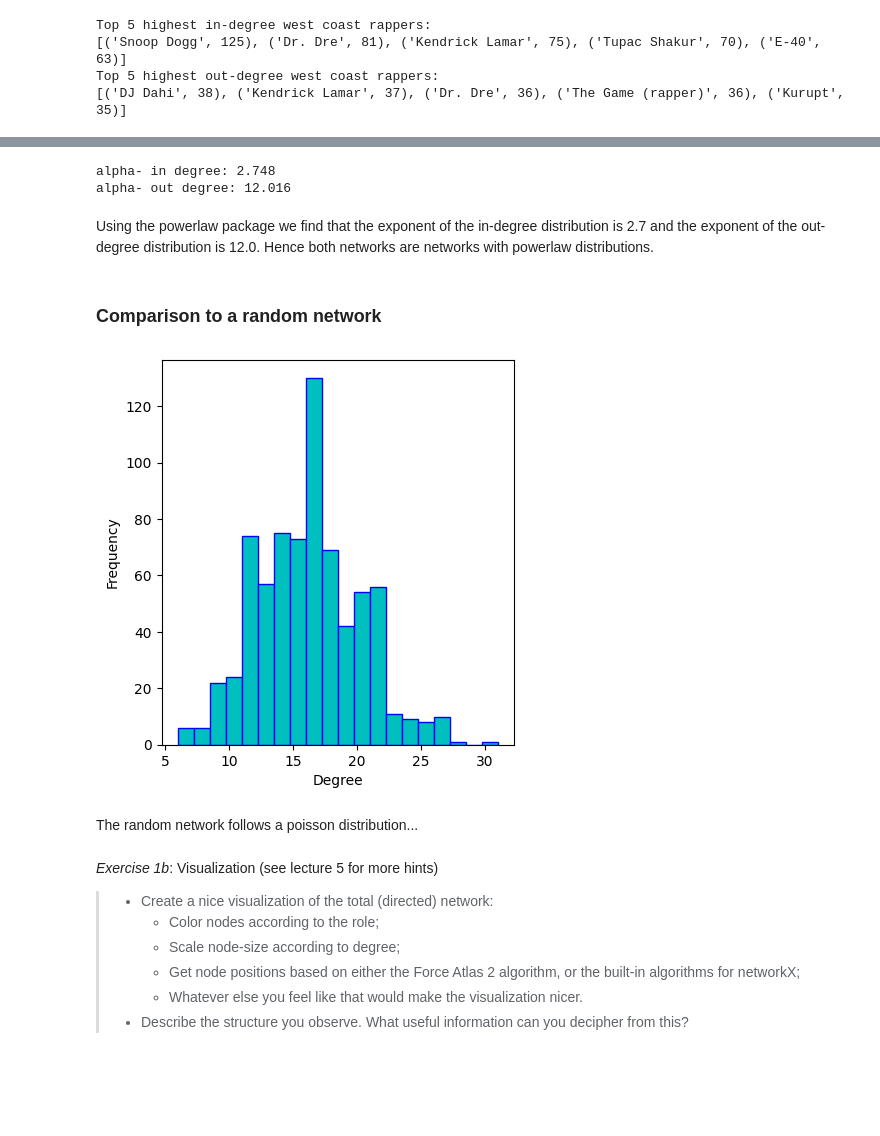
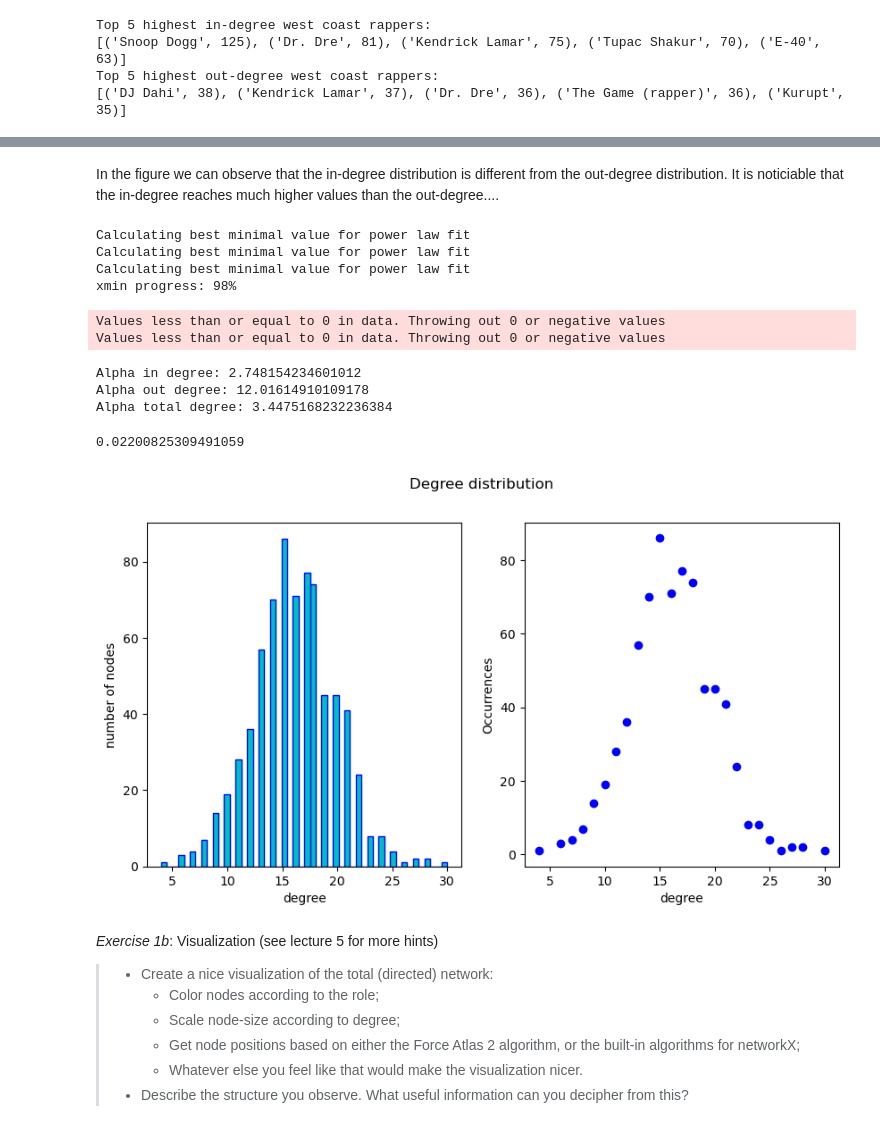
Before and after one commit to s185231/02805_SocialGraphs, a Jupyter notebook: Assignment2.ipynb, the cells around one changed output, grey strips where cells are left out. Drawn from its saved outputs; the diff is of its cells as text; code cells hidden in the pictures; blank space fills up the shorter version.

```diff
--- a/Assignment2.ipynb
+++ b/Assignment2.ipynb
@@ -73,12 +62,12 @@ Visualize your network of rappers (from lecture 5) and calculate stats (from lec
 ### Extract network
 # %%
 # load the graph
-G = nx.read_gexf('data/rapper_network.gexf')
+G = nx.read_gexf('/Users/nikolaiwegge-berg/Desktop/1. semester/Social graphs/02805_SocialGraphs/rapper_network.gexf')
 
 # extract largest weakly connected component
 largest_cc = max(nx.weakly_connected_components(G), key=len)
-# create a subgraph of the largest connected component
 g = G.subgraph(largest_cc)
+H = g.to_undirected()
 # %% [markdown]
 _Exercise 1a_: Stats (see lecture 4 and 5 for more hints)
 
@@ -145,13 +128,7 @@ for node in central_nodes_out:
         central_nodes_out_west.append(node)
 # %%
 # Most connected east coast rappers
-print("Top 5 highest in-degree east coast rappers:")
-for i in range(5):
-    print(str(i+1)+ ")"+str(central_nodes_in_east[i])[1:-2])
-
-print("\n")
-print("Top 5 highest out-degree east coast rappers:")
-for i in range(5):
-    print(str(i+1)+ ")"+str(central_nodes_out_east[i])[1:-2])
+print("Top 5 highest in-degree east coast rappers:" + "\n" + str(central_nodes_in_east[:5]))
+print("Top 5 highest out-degree east coast rappers:" + "\n" + str(central_nodes_out_east[:5]))
 # %% [output]
 Top 5 highest in-degree east coast rappers:
@@ -211,43 +164,64 @@ Values less than or equal to 0 in data. Throwing out 0 or negative values
+# %% [markdown]
+In the figure we can observe that the in-degree distribution is different from the out-degree distribution. It is noticiable that the in-degree reaches much higher values than the out-degree....
+# %%
+import powerlaw
+
+in_degrees = []
+out_degrees = []
+total_degrees = []
+for node in g.nodes():
+    in_degrees.append(g.in_degree(node))
+    out_degrees.append(g.out_degree(node))
+    total_degrees.append(g.degree(node))
+
+a_in = powerlaw.Fit(in_degrees).alpha
+a_out = powerlaw.Fit(out_degrees).alpha
+a_total = powerlaw.Fit(total_degrees).alpha
+# %% [output]
+Calculating best minimal value for power law fit
+Calculating best minimal value for power law fit
+Calculating best minimal value for power law fit
+xmin progress: 98%
+Values less than or equal to 0 in data. Throwing out 0 or negative values
+Values less than or equal to 0 in data. Throwing out 0 or negative values
 # %%
-print("alpha- in degree:", f'{a_in:.3f}')
-print("alpha- out degree:", f'{a_out:.3f}')
+print("Alpha in degree:", a_in)
+print("Alpha out degree:", a_out)
+print("Alpha total degree:", a_total)
 # %% [output]
-alpha- in degree: 2.748
-alpha- out degree: 12.016
+Alpha in degree: 2.748154234601012
+Alpha out degree: 12.01614910109178
+Alpha total degree: 3.4475168232236384
-# %% [markdown]
-Using the powerlaw package we find that the exponent of the in-degree distribution is 2.7 and the exponent of the out-degree distribution is 12.0. Hence both networks are networks with powerlaw distributions.
-# %% [markdown]
-### Comparison to a random network
 # %%
 # create random graph with same number of nodes and p
 p = (g.number_of_edges()*2) / (g.number_of_nodes() * (g.number_of_nodes() - 1))
+print(p)
 random_graph = nx.erdos_renyi_graph(g.number_of_nodes(), p)
 
 # plot degree distribution of in and out degree
 degrees = [random_graph.degree(n) for n in random_graph.nodes()]
+
 # create subplots
 plt.figure(figsize=(10, 5))
 plt.subplot(1,2,1)
-plt.hist(degrees, bins=20, color='c', edgecolor='blue')
-plt.xlabel('Degree')
-plt.ylabel('Frequency')
-
+plt.hist(degrees, bins=50, color='c', edgecolor='blue')
+plt.xlabel('degree')
+plt.ylabel('number of nodes')
 
 # plot in degree on loglog scale
-#unique_degrees = np.unique(degrees)
-#multiplicity_out = [degrees.count(i) for i in unique_degrees]
+unique_degrees = np.unique(degrees)
+multiplicity_out = [degrees.count(i) for i in unique_degrees]
 
-#plt.subplot(1,2,2)
-#plt.plot(unique_degrees, multiplicity_out, 'o', color = 'blue')
-#plt.xlabel('degree')
-#plt.ylabel('Frequency')
+plt.subplot(1,2,2)
+plt.plot(unique_degrees, multiplicity_out, 'o', color = 'blue')
+plt.xlabel('degree')
+plt.ylabel('Occurrences')
 
-#plt.suptitle('Degree distribution')
+plt.suptitle('Degree distribution')
 plt.show()
 # %% [output]
+0.02200825309491059
-[figure, old version]
+[figure, new version]
-# %% [markdown]
-The random network follows a poisson distribution...
 # %% [markdown]
 _Exercise 1b_: Visualization (see lecture 5 for more hints)
 
```
Also changed, not shown: parts of 48 cells of this notebook, 1 other file.
